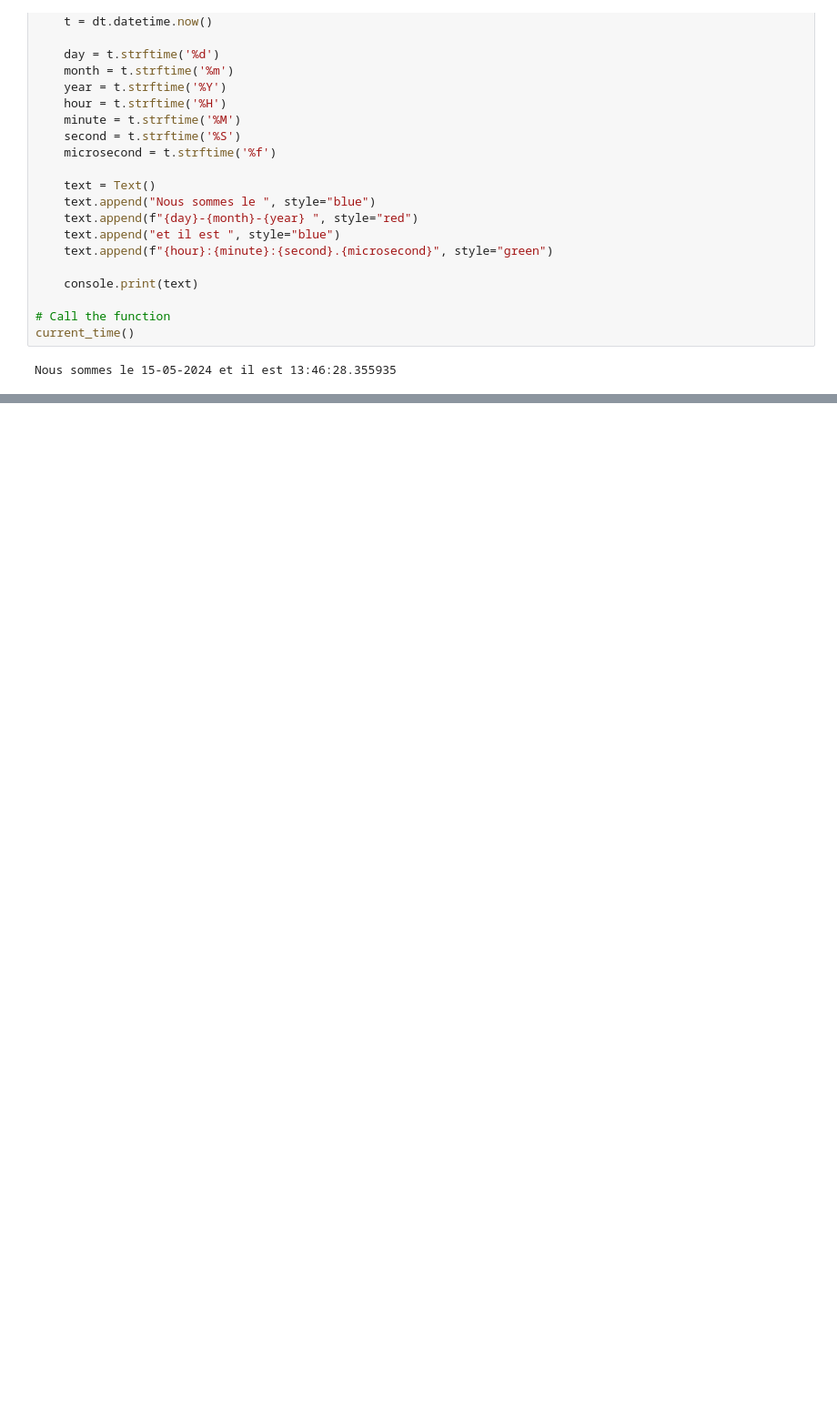
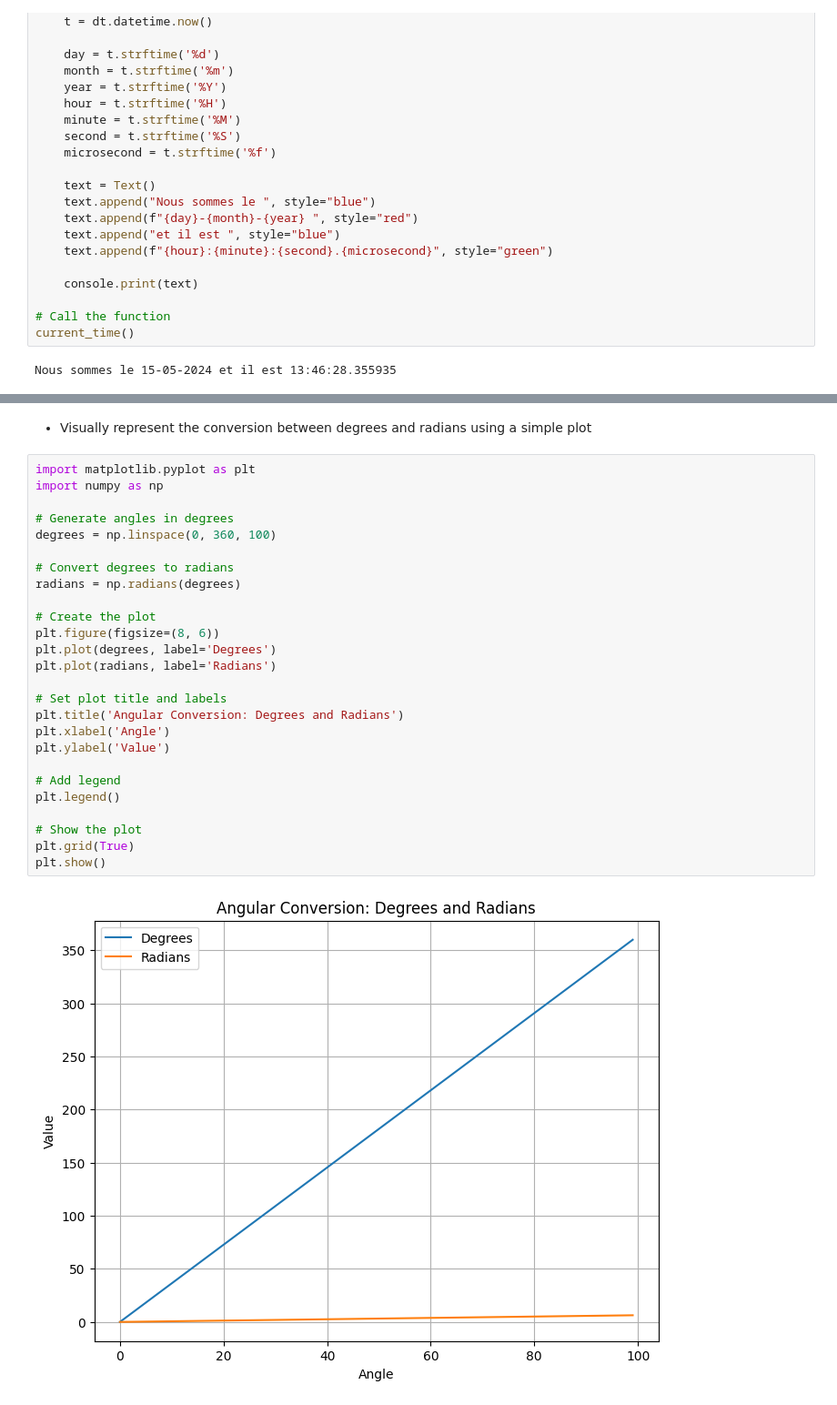
Before and after one commit to tawounfouet/w3schools-learning-tutorials, a Jupyter notebook: python-tutorials/08 - Useful Modules in Python.ipynb, the cells around one changed output, grey strips where cells are left out. Shown at 91% size. Saved outputs shown, nothing was run; the diff lists cells and outputs as text; blank space fills up the shorter version.

```diff
--- a/python-tutorials/08 - Useful Modules in Python.ipynb
+++ b/python-tutorials/08 - Useful Modules in Python.ipynb
@@ -374,0 +615,30 @@ Nous sommes le 15-05-2024 et il est 13:46:28.355935
+# %% [markdown]
+- Visually represent the conversion between degrees and radians using a simple plot
+# %%
+import matplotlib.pyplot as plt
+import numpy as np
+
+# Generate angles in degrees
+degrees = np.linspace(0, 360, 100)
+
+# Convert degrees to radians
+radians = np.radians(degrees)
+
+# Create the plot
+plt.figure(figsize=(8, 6))
+plt.plot(degrees, label='Degrees')
+plt.plot(radians, label='Radians')
+
+# Set plot title and labels
+plt.title('Angular Conversion: Degrees and Radians')
+plt.xlabel('Angle')
+plt.ylabel('Value')
+
+# Add legend
+plt.legend()
+
+# Show the plot
+plt.grid(True)
+plt.show()
+# %% [output]
+[figure, added]
```
Also changed, not shown: parts of 39 cells of this notebook.
